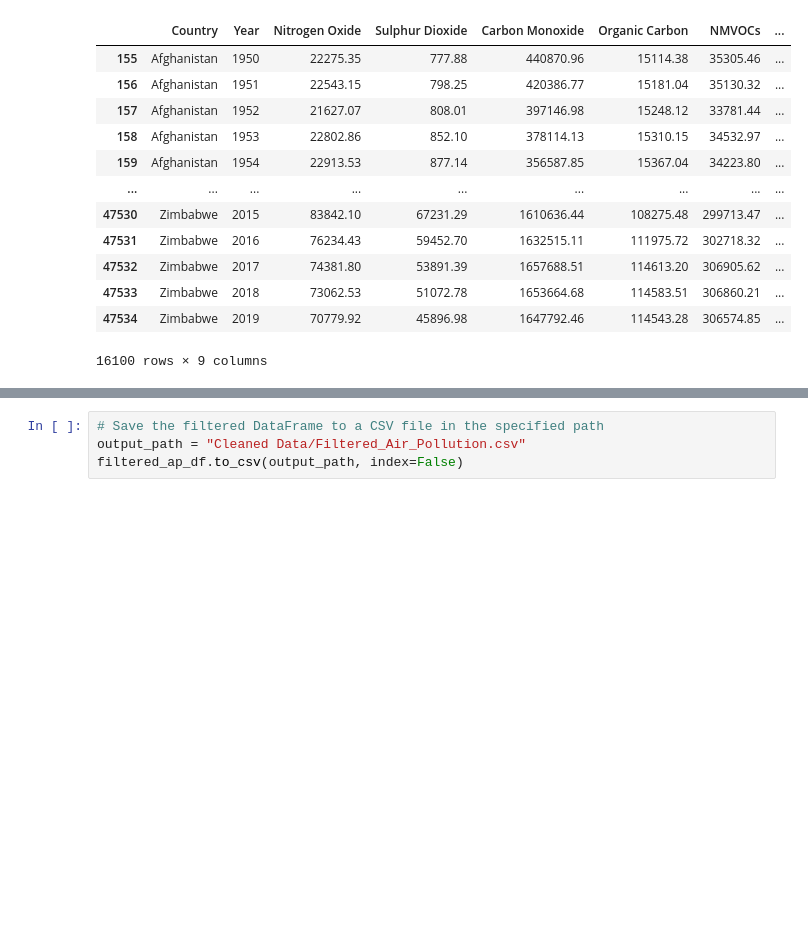
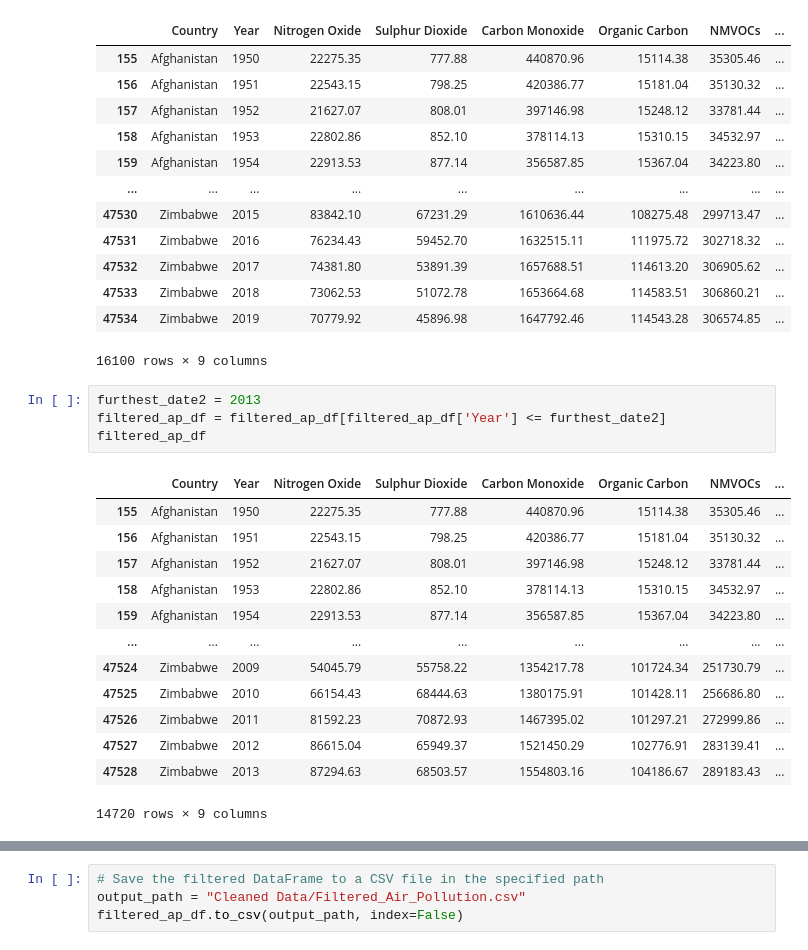
Before and after one commit to Sophiatun/Climate_Change_Analysis, a Jupyter notebook: COMPILED.ipynb, the cells around one changed output, grey strips where cells are left out. Cells and saved outputs as stored; diff of their text form; blank space fills up the shorter version.

```diff
--- a/COMPILED.ipynb
+++ b/COMPILED.ipynb
@@ -774,6 +462,24 @@ filtered_ap_df
 | 47533 | Zimbabwe | 2018 | 73062.53 | 51072.78 | 1653664.68 | 114583.51 | 306860.21 | ... |
 | 47534 | Zimbabwe | 2019 | 70779.92 | 45896.98 | 1647792.46 | 114543.28 | 306574.85 | ... |
 16100 rows × 9 columns
+# %%
+furthest_date2 = 2013
+filtered_ap_df = filtered_ap_df[filtered_ap_df['Year'] <= furthest_date2]
+filtered_ap_df
+# %% [output]
+|  | Country | Year | Nitrogen Oxide | Sulphur Dioxide | Carbon Monoxide | Organic Carbon | NMVOCs | ... |
+| 155 | Afghanistan | 1950 | 22275.35 | 777.88 | 440870.96 | 15114.38 | 35305.46 | ... |
+| 156 | Afghanistan | 1951 | 22543.15 | 798.25 | 420386.77 | 15181.04 | 35130.32 | ... |
+| 157 | Afghanistan | 1952 | 21627.07 | 808.01 | 397146.98 | 15248.12 | 33781.44 | ... |
+| 158 | Afghanistan | 1953 | 22802.86 | 852.10 | 378114.13 | 15310.15 | 34532.97 | ... |
+| 159 | Afghanistan | 1954 | 22913.53 | 877.14 | 356587.85 | 15367.04 | 34223.80 | ... |
+| ... | ... | ... | ... | ... | ... | ... | ... | ... |
+| 47524 | Zimbabwe | 2009 | 54045.79 | 55758.22 | 1354217.78 | 101724.34 | 251730.79 | ... |
+| 47525 | Zimbabwe | 2010 | 66154.43 | 68444.63 | 1380175.91 | 101428.11 | 256686.80 | ... |
+| 47526 | Zimbabwe | 2011 | 81592.23 | 70872.93 | 1467395.02 | 101297.21 | 272999.86 | ... |
+| 47527 | Zimbabwe | 2012 | 86615.04 | 65949.37 | 1521450.29 | 102776.91 | 283139.41 | ... |
+| 47528 | Zimbabwe | 2013 | 87294.63 | 68503.57 | 1554803.16 | 104186.67 | 289183.43 | ... |
+14720 rows × 9 columns
 # %%
 # Drop rows with missing values in specified columns
 columns_to_check = ['Country', 'Year', 'Nitrogen Oxide', 'Sulphur Dioxide', 'Carbon Monoxide', 'Organic Carbon', 'NMVOCs', 'Black Carbon', 'Ammonia']
```
Also changed, not shown: parts of 50 cells of this notebook.
